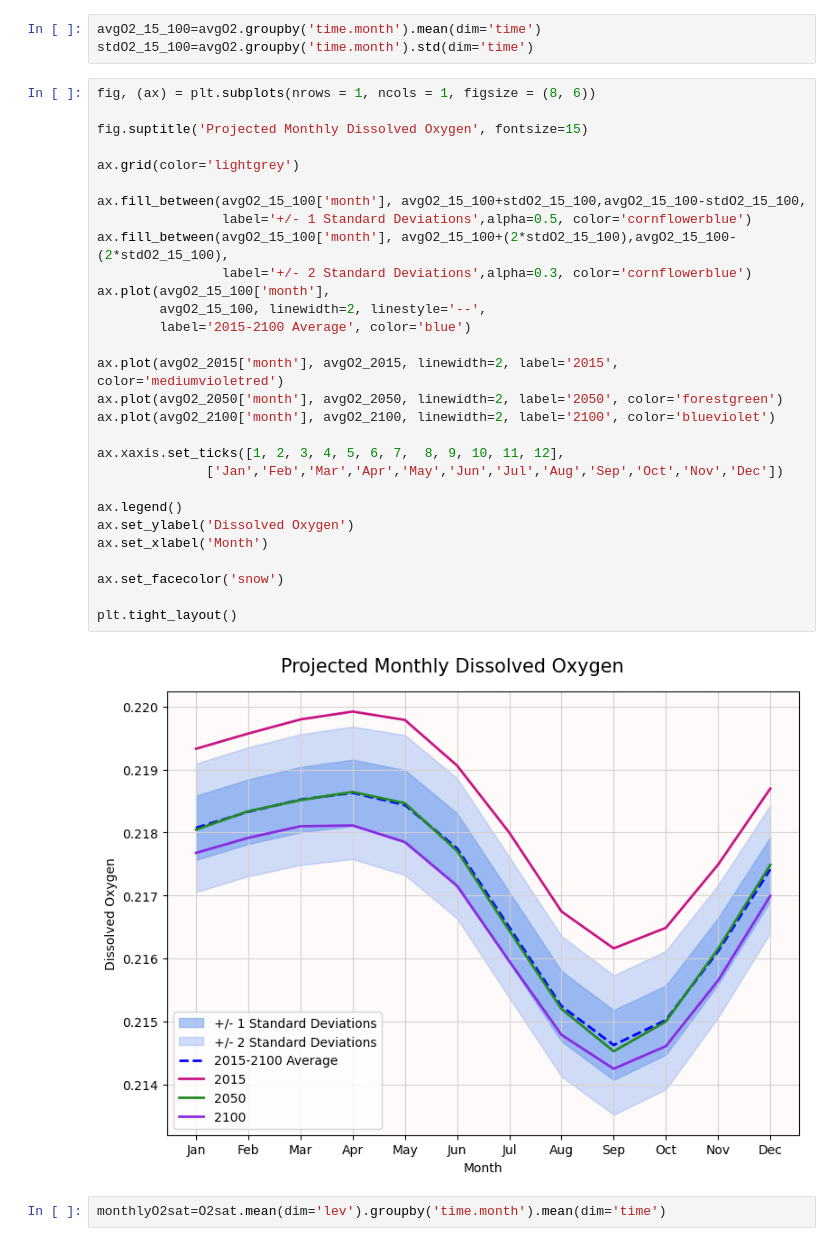
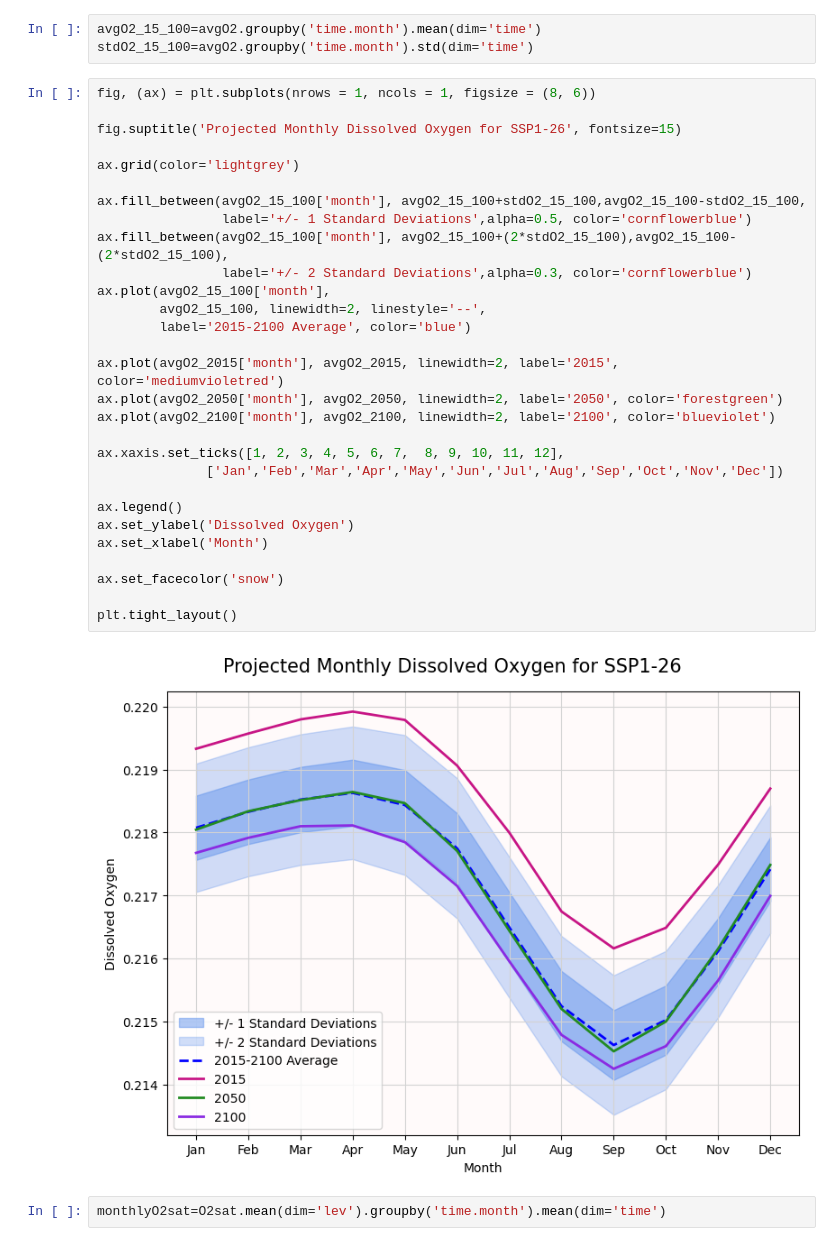
Before and after one commit to EES-3506-5506/final_holtzman, a Jupyter notebook: notebooks/Datasets.ipynb, the cells around one changed output. Cells and saved outputs as stored; diff of their text form.

```diff
--- a/notebooks/Datasets.ipynb
+++ b/notebooks/Datasets.ipynb
@@ -362,34 +362,34 @@ stdO2_15_100=avgO2.groupby('time.month').std(dim='time')
 # %%
 fig, (ax) = plt.subplots(nrows = 1, ncols = 1, figsize = (8, 6))
 
-fig.suptitle('Projected Monthly Dissolved Oxygen', fontsize=15)
+fig.suptitle('Projected Monthly Dissolved Oxygen for SSP1-26', fontsize=15)
 
 ax.grid(color='lightgrey')
 
 ax.fill_between(avgO2_15_100['month'], avgO2_15_100+stdO2_15_100,avgO2_15_100-stdO2_15_100,
                 label='+/- 1 Standard Deviations',alpha=0.5, color='cornflowerblue')
 ax.fill_between(avgO2_15_100['month'], avgO2_15_100+(2*stdO2_15_100),avgO2_15_100-(2*stdO2_15_100),
                 label='+/- 2 Standard Deviations',alpha=0.3, color='cornflowerblue')
 ax.plot(avgO2_15_100['month'],
         avgO2_15_100, linewidth=2, linestyle='--',
         label='2015-2100 Average', color='blue')
 
 ax.plot(avgO2_2015['month'], avgO2_2015, linewidth=2, label='2015', color='mediumvioletred')
 ax.plot(avgO2_2050['month'], avgO2_2050, linewidth=2, label='2050', color='forestgreen')
 ax.plot(avgO2_2100['month'], avgO2_2100, linewidth=2, label='2100', color='blueviolet')
 
 ax.xaxis.set_ticks([1, 2, 3, 4, 5, 6, 7,  8, 9, 10, 11, 12],
               ['Jan','Feb','Mar','Apr','May','Jun','Jul','Aug','Sep','Oct','Nov','Dec'])
 
 ax.legend()
 ax.set_ylabel('Dissolved Oxygen')
 ax.set_xlabel('Month')
 
 ax.set_facecolor('snow')
 
 plt.tight_layout()
 # %% [output]
-[figure, old version]
+[figure, new version]
 # %%
 monthlyO2sat=O2sat.mean(dim='lev').groupby('time.month').mean(dim='time')
 # %%
```
Also changed, not shown: parts of 6 cells of this notebook.
